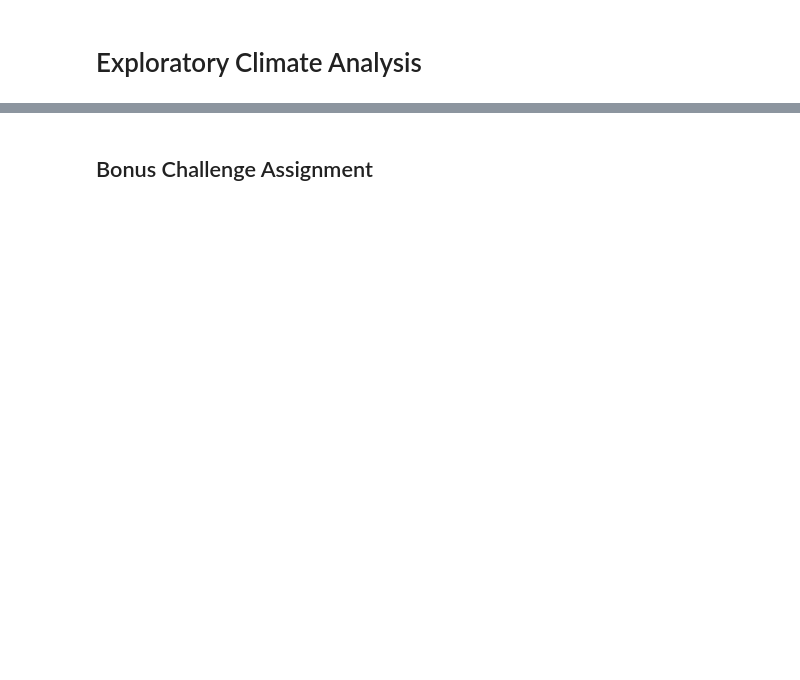
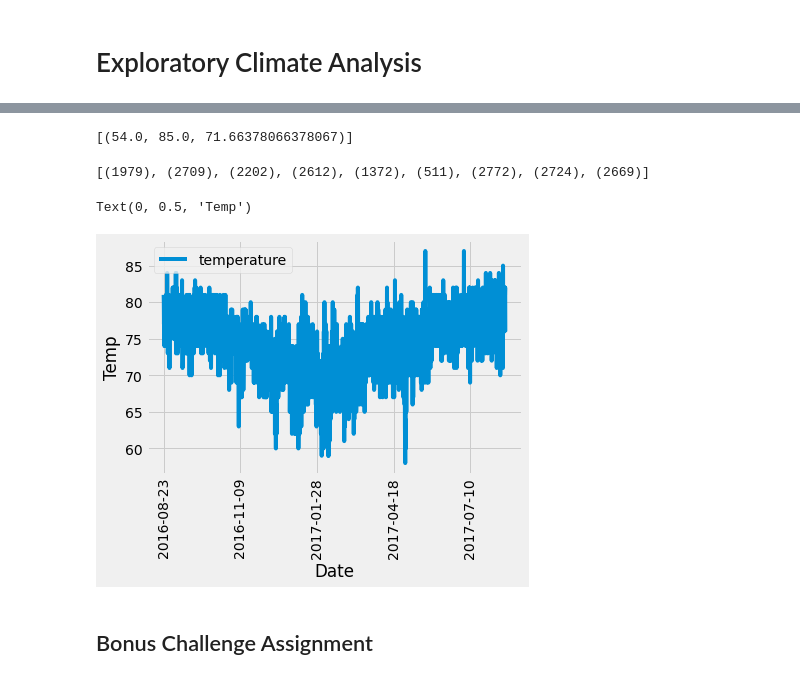
Before and after one commit to LexiJess/hawaii_weather_comparison_SQLAlchemy, a Jupyter notebook: sql_alchemy_challenge_jupyter.ipynb, the cells around one changed output, grey strips where cells are left out. Saved outputs shown, nothing was run; the diff lists cells and outputs as text; code cells hidden in the pictures; blank space fills up the shorter version.

```diff
--- a/sql_alchemy_challenge_jupyter.ipynb
+++ b/sql_alchemy_challenge_jupyter.ipynb
@@ -52,9 +101,35 @@ engine = create_engine("sqlite:///Resources/hawaii.sqlite")
 # %%
 # Using the station id from the previous query, calculate the lowest temperature recorded,
 # highest temperature recorded, and average temperature of the most active station?
+session.query(func.min(measurement.tobs), func.max(measurement.tobs), func.avg (measurement.tobs)).\
+filter(measurement.station=='USC00519281').all()
+# %% [output]
+[(54.0, 85.0, 71.66378066378067)]
 # %%
 # Choose the station with the highest number of temperature observations.
 # Query the last 12 months of temperature observation data for this station and plot the results as a histogram
+session.query(func.count (measurement.tobs)).\
+group_by(measurement.station).\
+all()
+# %% [output]
+[(1979), (2709), (2202), (2612), (1372), (511), (2772), (2724), (2669)]
+# %%
+prev_year=dt.date(2017,8,23)-dt.timedelta(days=365)
+# Perform a query to retrieve the data and precipitation scores
+results_temps=session.query(measurement.date, measurement.tobs).filter(measurement.date >= prev_year).all()
+# Save the query results as a Pandas DataFrame and set the index to the date column
+df= pd.DataFrame(results_temps, columns = ['date', 'temperature'])
+# Sort the dataframe by date
+temps_df=df.sort_values("date")
+
+
+# Use Pandas Plotting with Matplotlib to plot the data
+temps_df.plot(x= 'date', y='temperature', rot=90)
+plt.xlabel("Date")
+plt.ylabel("Temp")
+# %% [output]
+Text(0, 0.5, 'Temp')
+[figure, added]
 # %% [markdown]
 ## Bonus Challenge Assignment
 # %%
```
Also changed, not shown: parts of 8 cells of this notebook.
